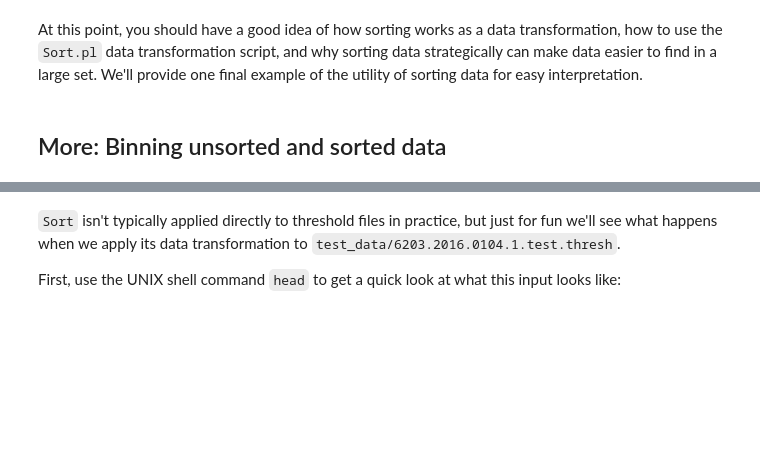
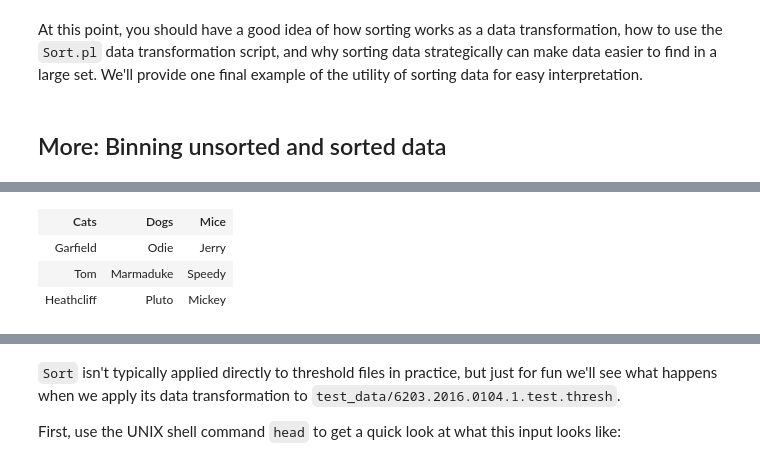
Before and after one commit to QuarkNet-HEP/Cosmic, a Jupyter notebook: Analysis/script_Sort.ipynb, the cells around one changed output, grey strips where cells are left out. Drawn from its saved outputs; the diff is of its cells as text; code cells hidden in the pictures; blank space fills up the shorter version.

```diff
--- a/Analysis/script_Sort.ipynb
+++ b/Analysis/script_Sort.ipynb
@@ -352,3 +403,19 @@ display(HTML(htmlOutput))
+# %%
+htmlOutput = """
+<table style="font-family: monospace; margin: 0 auto;">
+    <tr><th>Cats</th><th>Dogs</th><th>Mice</th></tr>
+    <tr><td>Garfield</td><td>Odie</td><td>Jerry</td></tr>
+    <tr><td>Tom</td><td>Marmaduke</td><td>Speedy</td></tr>
+    <tr><td>Heathcliff</td><td>Pluto</td><td>Mickey</td></tr>
+</table>
+"""
+
+display(HTML(htmlOutput))
+# %% [output]
+| Cats | Dogs | Mice |
+| Garfield | Odie | Jerry |
+| Tom | Marmaduke | Speedy |
+| Heathcliff | Pluto | Mickey |
 # %%
 !ls test_data
 # %% [output]
```
Also changed, not shown: parts of 13 cells of this notebook.
